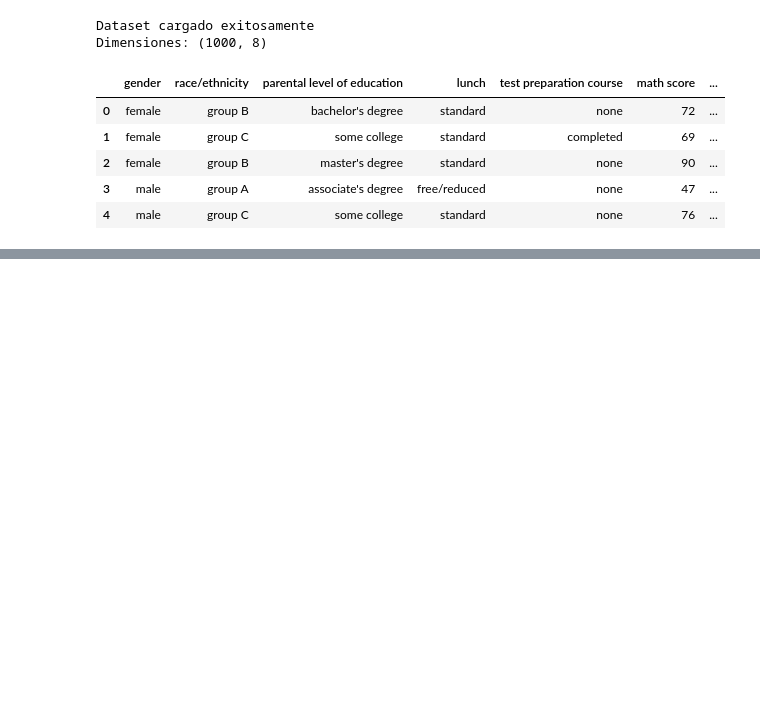
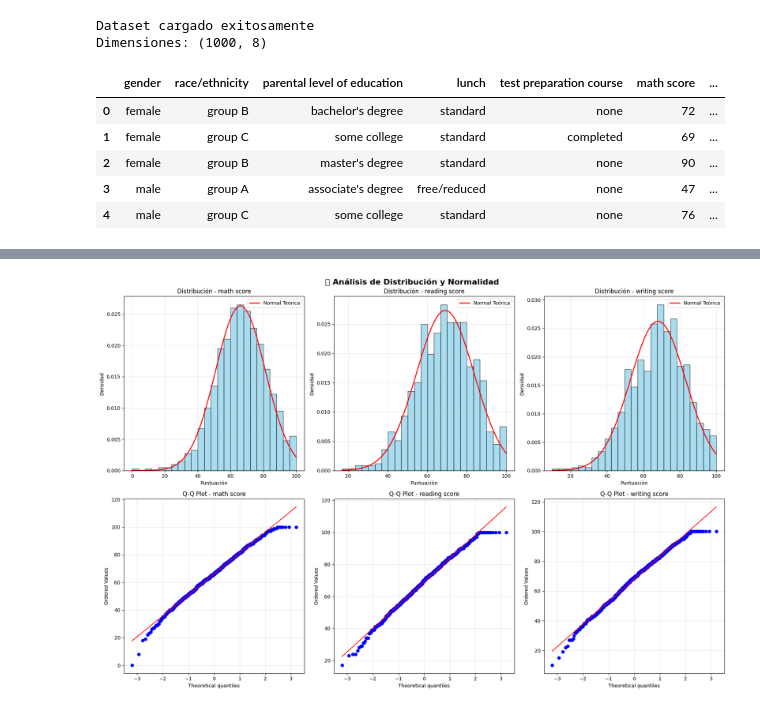
Before and after one commit to Brayan8Ch/-proyectodg, a Jupyter notebook: challenge_dg_v1.ipynb, the cells around one changed output, grey strips where cells are left out. Drawn from its saved outputs; the diff is of its cells as text; code cells hidden in the pictures; blank space fills up the shorter version.

```diff
--- a/challenge_dg_v1.ipynb
+++ b/challenge_dg_v1.ipynb
@@ -362,0 +28,13 @@ Preparación: d = 0.560 (mediano)
+# %%
+print("\n1️⃣ INFORMACIÓN BÁSICA DEL DATASET")
+print("-"*40)
+print(f"📏 Dimensiones: {df.shape}")
+print(f"📋 Variables: {df.columns.tolist()}")
+print(f"💾 Memoria utilizada: {df.memory_usage(deep=True).sum() / 1024:.2f} KB")
+
+# 1.2 Tipos de datos y valores únicos
+print("\n📋 TIPOS DE DATOS Y VALORES ÚNICOS:")
+for col in df.columns:
+    dtype = df[col].dtype
+    unique_count = df[col].nunique()
+    print(f"• {col}: {dtype} ({unique_count} valores únicos)")
@@ -362,0 +173,83 @@ Preparación: d = 0.560 (mediano)
+# %%
+# 📊 TÉCNICA 1: ANÁLISIS DE DISTRIBUCIÓN Y NORMALIDAD
+print("🔍 ANÁLISIS DE DISTRIBUCIÓN Y NORMALIDAD")
+print("="*60)
+
+
+warnings.filterwarnings('ignore')
+
+# Variables numéricas
+numeric_cols = ['math score', 'reading score', 'writing score']
+
+# Crear gráficos para análisis de distribución
+fig, axes = plt.subplots(2, 3, figsize=(18, 12))
+fig.suptitle('📊 Análisis de Distribución y Normalidad', fontsize=16, fontweight='bold')
+
+print("\n📈 ANÁLISIS DE NORMALIDAD (Prueba Shapiro-Wilk):")
+print("-" * 50)
+
+for i, col in enumerate(numeric_cols):
+    # Histograma con curva normal superpuesta
+    axes[0, i].hist(df[col], bins=25, density=True, alpha=0.7, color='skyblue', edgecolor='black')
+
+    # Agregar curva normal teórica
+    mu, sigma = df[col].mean(), df[col].std()
+    x = np.linspace(df[col].min(), df[col].max(), 100)
+    normal_curve = stats.norm.pdf(x, mu, sigma)
+    axes[0, i].plot(x, normal_curve, 'r-', linewidth=2, label='Normal Teórica')
+
+    axes[0, i].set_title(f'Distribución - {col}')
+    axes[0, i].set_xlabel('Puntuación')
+    axes[0, i].set_ylabel('Densidad')
+    axes[0, i].legend()
+    axes[0, i].grid(True, alpha=0.3)
+
+    # Q-Q Plot para normalidad
+    stats.probplot(df[col], dist="norm", plot=axes[1, i])
+    axes[1, i].set_title(f'Q-Q Plot - {col}')
+    axes[1, i].grid(True, alpha=0.3)
+
+    # Prueba de normalidad Shapiro-Wilk
+    statistic, p_value = stats.shapiro(df[col])
+    is_normal = "SÍ" if p_value > 0.05 else "NO"
+    print(f"• {col}:")
+    print(f"  - Estadístico: {statistic:.4f}")
+    print(f"  - p-valor: {p_value:.6f}")
+    print(f"  - ¿Es normal?: {is_normal} (α=0.05)")
+    print(f"  - Media: {mu:.2f}, Desv.Est: {sigma:.2f}")
+
+plt.tight_layout()
+plt.show()
+
+# Análisis de asimetría y curtosis
+print(f"\n📊 MEDIDAS DE FORMA DE LA DISTRIBUCIÓN:")
+print("-" * 50)
+for col in numeric_cols:
+    skewness = df[col].skew()
+    kurtosis = df[col].kurtosis()
+
+    # Interpretación de asimetría
+    if abs(skewness) < 0.5:
+        skew_interp = "aproximadamente simétrica"
+    elif skewness > 0:
+        skew_interp = "asimétrica hacia la derecha (cola larga a la derecha)"
+    else:
+        skew_interp = "asimétrica hacia la izquierda (cola larga a la izquierda)"
+
+    # Interpretación de curtosis
+    if abs(kurtosis) < 0.5:
+        kurt_interp = "distribución normal (mesocúrtica)"
+    elif kurtosis > 0:
+        kurt_interp = "más puntiaguda que normal (leptocúrtica)"
+    else:
+        kurt_interp = "más aplanada que normal (platicúrtica)"
+
+    print(f"\n• {col}:")
+    print(f"  - Asimetría: {skewness:.3f} → {skew_interp}")
+    print(f"  - Curtosis: {kurtosis:.3f} → {kurt_interp}")
+
+print(f"\n💡 INTERPRETACIÓN:")
+print("• Si p-valor > 0.05: Los datos siguen distribución normal")
+print("• Si p-valor ≤ 0.05: Los datos NO siguen distribución normal")
+print("• Q-Q Plot: Si los puntos siguen la línea, es distribución normal")
+# %% [output]
@@ -362,0 +276 @@ Preparación: d = 0.560 (mediano)
+[figure, added]
```
Also changed, not shown: parts of 22 cells of this notebook.
